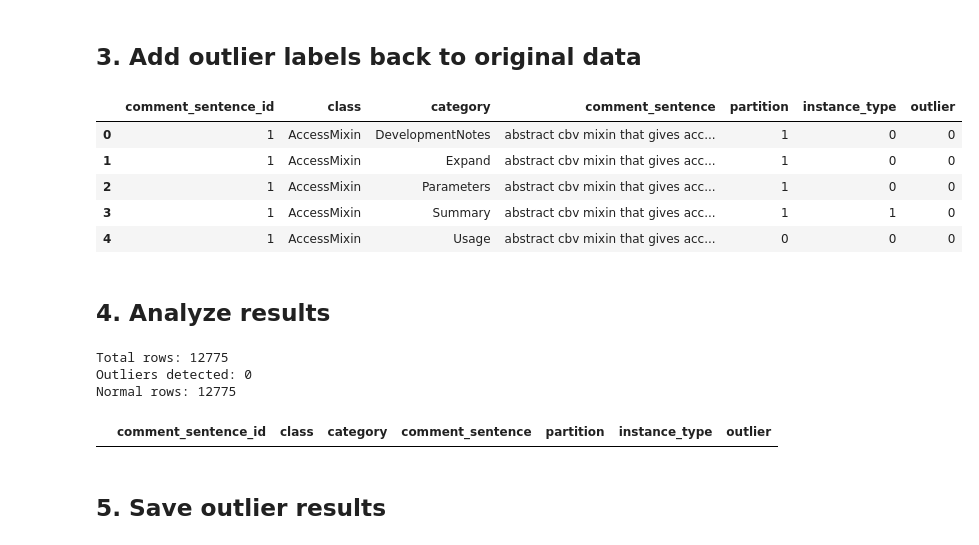
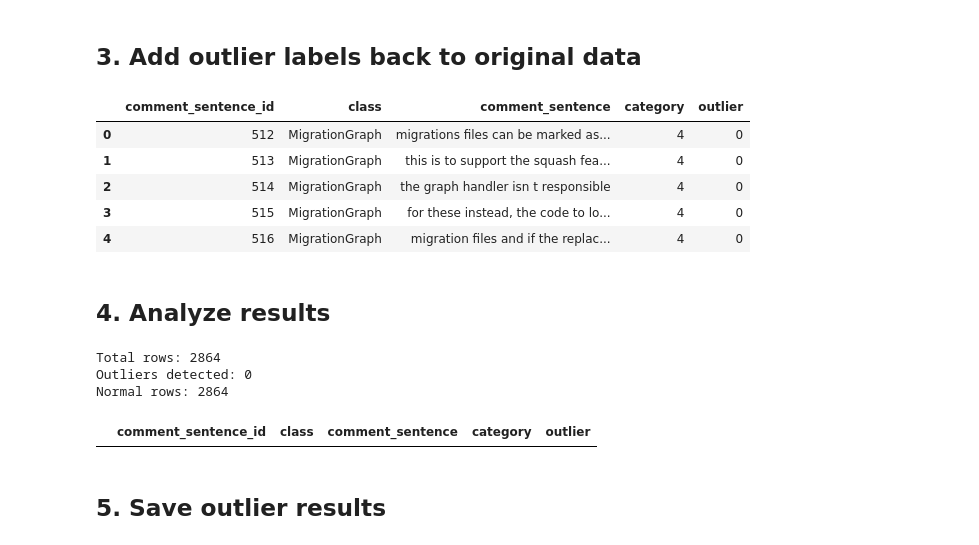
Before and after one commit to LucaFraMacera/ML4SE-2025-Project, a Jupyter notebook: outliers_detection.ipynb, the cells around one changed output. Cells and saved outputs as stored; diff of their text form; code cells hidden in the pictures.

Commit message:
changed the cleaning process and fixed target category

```diff
--- a/outliers_detection.ipynb
+++ b/outliers_detection.ipynb
@@ -65,19 +65,19 @@ Outlier detection complete!
 ## 3. Add outlier labels back to original data
 # %%
 # Load original dataset (before encoding)
-df_original = pd.read_csv("code-comment-classification-cleaned.csv")
+df_original = pd.read_csv("code-comment-classification-encoded.csv")
 
 # Add new column: 1 = outlier, 0 = normal
 df_original["outlier"] = outliers_binary
 
 df_original.head()
 # %% [output]
-|  | comment_sentence_id | class | category | comment_sentence | partition | instance_type | outlier |
-| 0 | 1 | AccessMixin | DevelopmentNotes | abstract cbv mixin that gives acc... | 1 | 0 | 0 |
-| 1 | 1 | AccessMixin | Expand | abstract cbv mixin that gives acc... | 1 | 0 | 0 |
-| 2 | 1 | AccessMixin | Parameters | abstract cbv mixin that gives acc... | 1 | 0 | 0 |
-| 3 | 1 | AccessMixin | Summary | abstract cbv mixin that gives acc... | 1 | 1 | 0 |
-| 4 | 1 | AccessMixin | Usage | abstract cbv mixin that gives acc... | 0 | 0 | 0 |
+|  | comment_sentence_id | class | comment_sentence | category | outlier |
+| 0 | 512 | MigrationGraph | migrations files can be marked as... | 4 | 0 |
+| 1 | 513 | MigrationGraph | this is to support the squash fea... | 4 | 0 |
+| 2 | 514 | MigrationGraph | the graph handler isn t responsible | 4 | 0 |
+| 3 | 515 | MigrationGraph | for these instead, the code to lo... | 4 | 0 |
+| 4 | 516 | MigrationGraph | migration files and if the replac... | 4 | 0 |
 # %% [markdown]
 ## 4. Analyze results
 # %%
@@ -92,10 +92,10 @@ print(f"Normal rows: {num_normal}")
 # Show actual outlier rows
 df_original[df_original["outlier"] == 1].head(10)
 # %% [output]
-Total rows: 12775
+Total rows: 2864
 Outliers detected: 0
-Normal rows: 12775
+Normal rows: 2864
-|  | comment_sentence_id | class | category | comment_sentence | partition | instance_type | outlier |
+|  | comment_sentence_id | class | comment_sentence | category | outlier |
 # %% [markdown]
 ## 5. Save outlier results
 # %%
```
Also changed, not shown: parts of 4 cells of this notebook, 18 other files.
